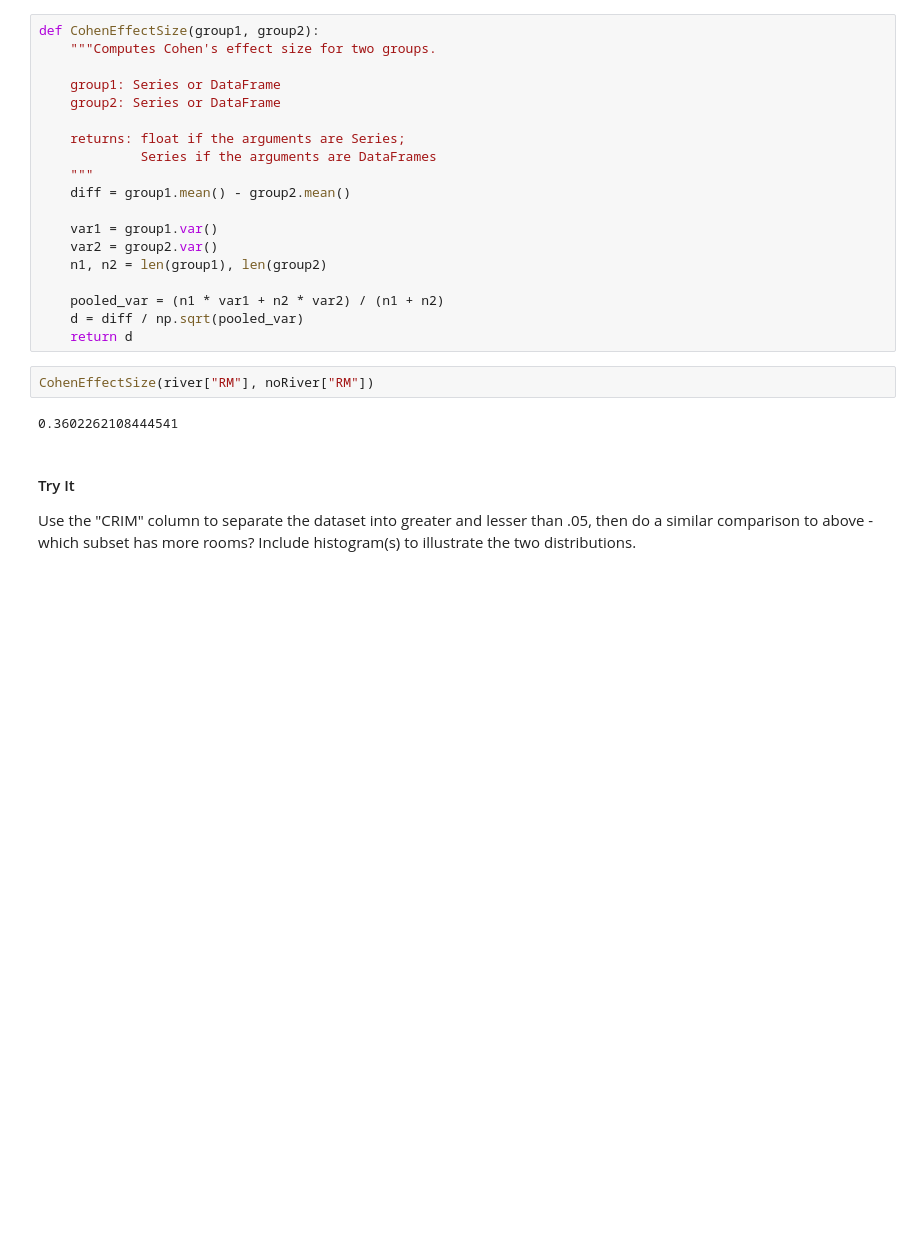
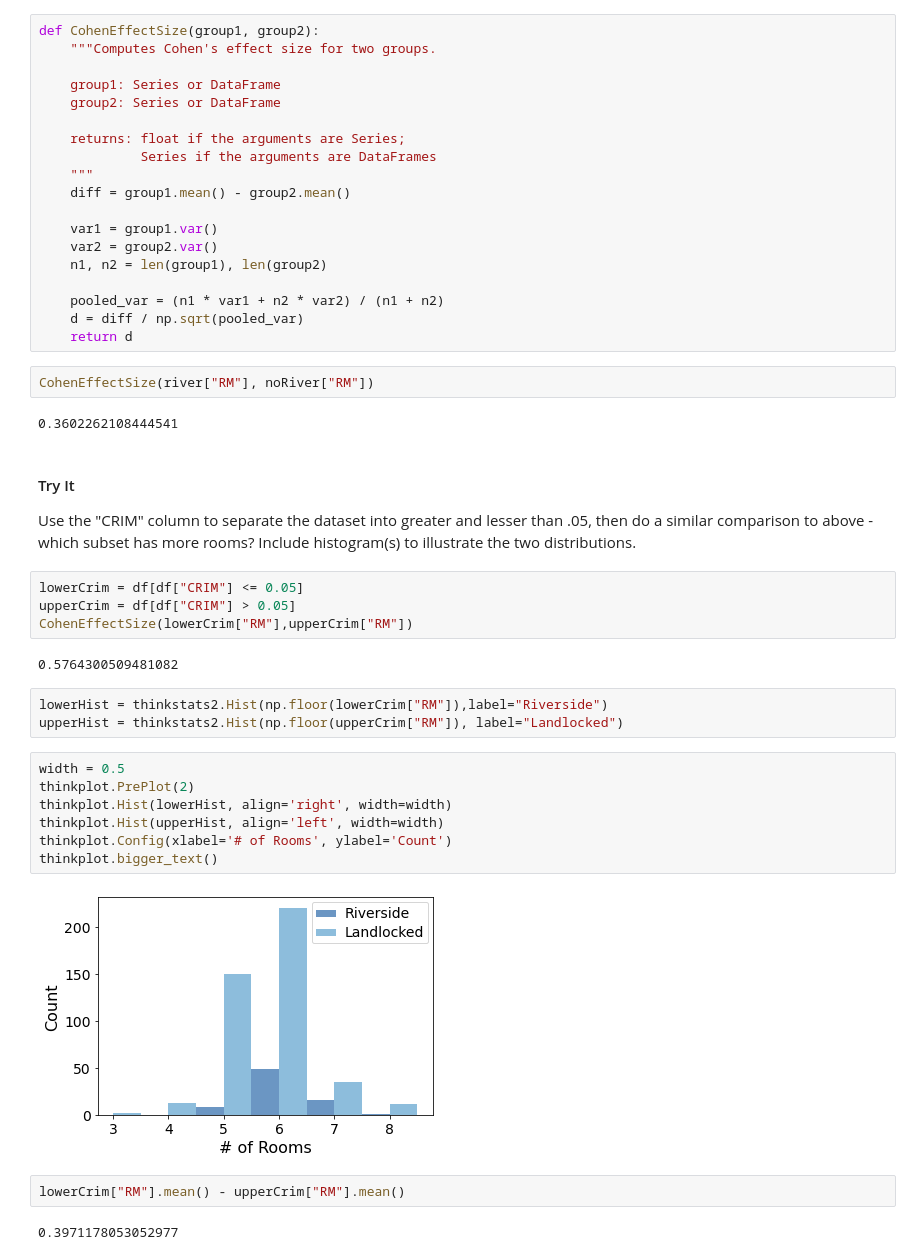
Before and after one commit to ASykes4/Basic_Stats_in_Python_Student_Workbooks, a Jupyter notebook: 002_Basic_Histograms.ipynb, the cells around one changed output. Saved outputs shown, nothing was run; the diff lists cells and outputs as text; blank space fills up the shorter version.

Commit message:
CohenEffectSize example done

```diff
--- a/002_Basic_Histograms.ipynb
+++ b/002_Basic_Histograms.ipynb
@@ -269,3 +270,25 @@ CohenEffectSize(river["RM"], noRiver["RM"])
 #### Try It
 
 Use the "CRIM" column to separate the dataset into greater and lesser than .05, then do a similar comparison to above - which subset has more rooms? Include histogram(s) to illustrate the two distributions.
+# %%
+lowerCrim = df[df["CRIM"] <= 0.05]
+upperCrim = df[df["CRIM"] > 0.05]
+CohenEffectSize(lowerCrim["RM"],upperCrim["RM"])
+# %% [output]
+0.5764300509481082
+# %%
+lowerHist = thinkstats2.Hist(np.floor(lowerCrim["RM"]),label="Riverside")
+upperHist = thinkstats2.Hist(np.floor(upperCrim["RM"]), label="Landlocked")
+# %%
+width = 0.5
+thinkplot.PrePlot(2)
+thinkplot.Hist(lowerHist, align='right', width=width)
+thinkplot.Hist(upperHist, align='left', width=width)
+thinkplot.Config(xlabel='# of Rooms', ylabel='Count')
+thinkplot.bigger_text()
+# %% [output]
+[figure, added]
+# %%
+lowerCrim["RM"].mean() - upperCrim["RM"].mean()
+# %% [output]
+0.3971178053052977
```
Also changed, not shown: parts of 2 cells of this notebook.
